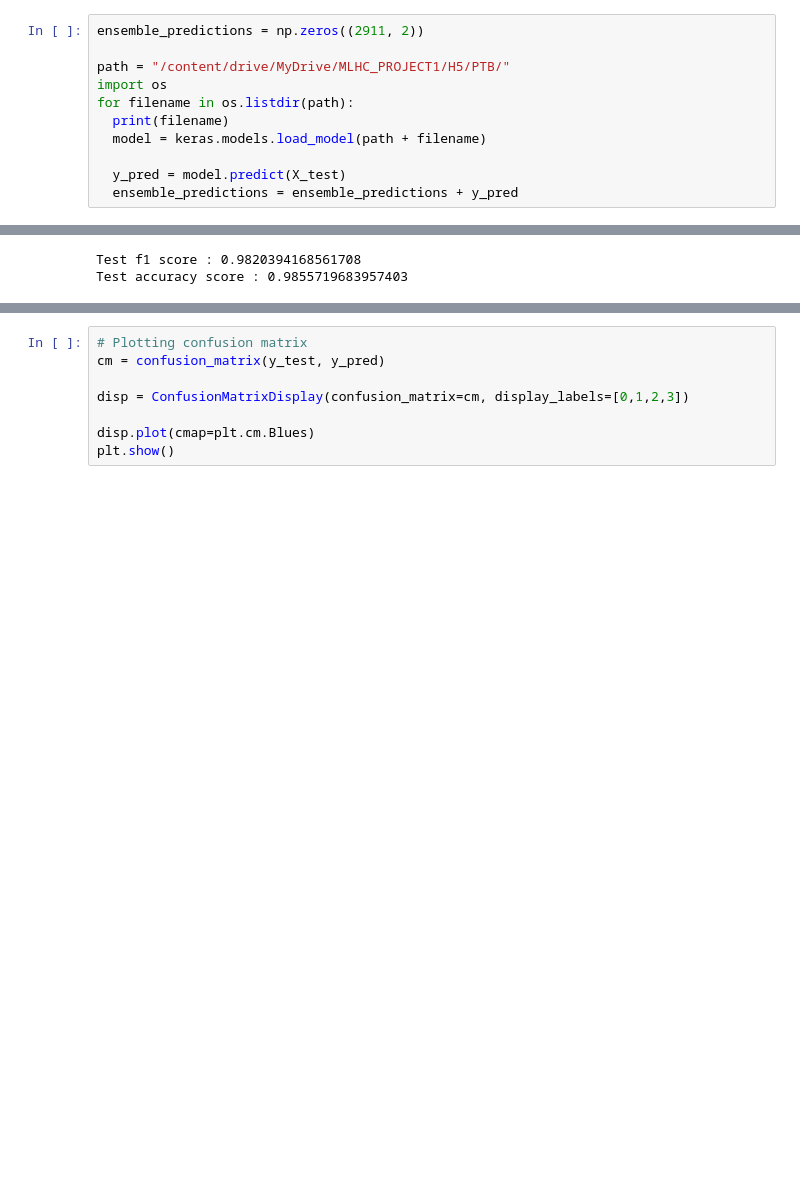
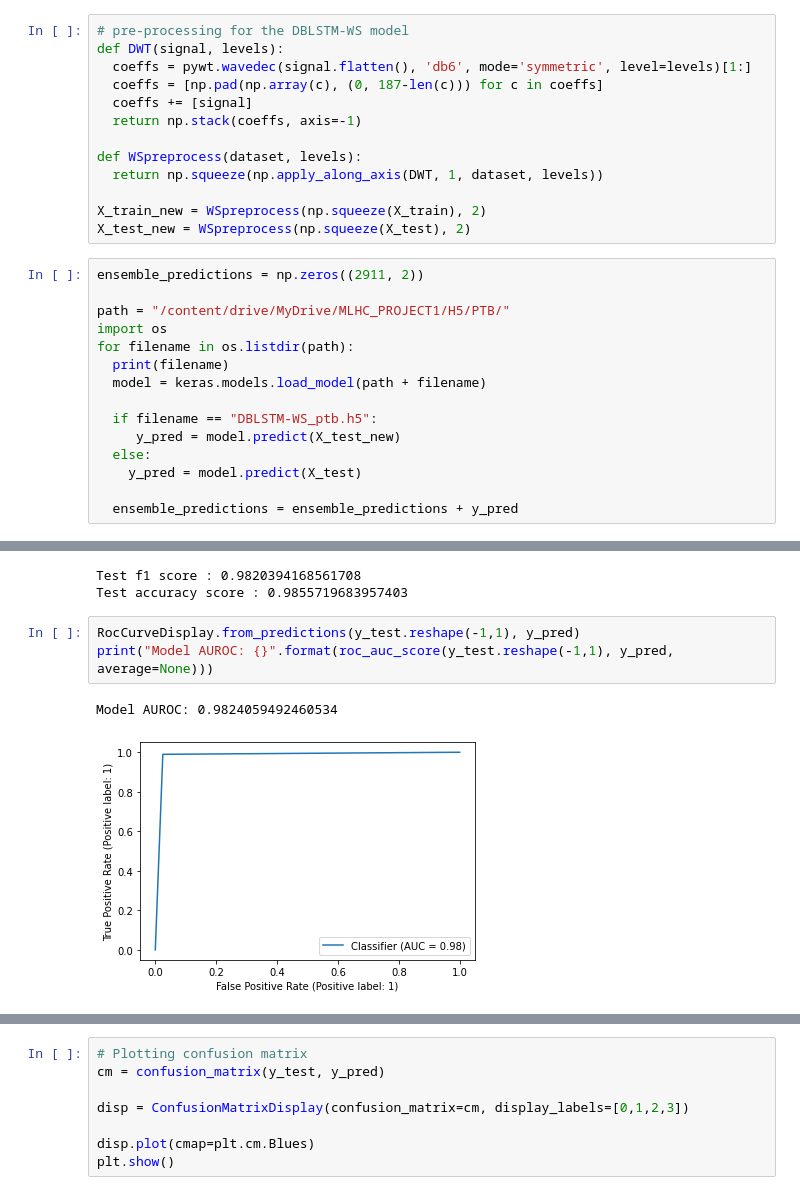
Before and after one commit to ravifrancesco/ECG_Heartbeat_Classification, a Jupyter notebook: PTB/ensemble_voting_ptb.ipynb, the cells around one changed output, grey strips where cells are left out. Saved outputs shown, nothing was run; the diff lists cells and outputs as text; blank space fills up the shorter version.

```diff
--- a/PTB/ensemble_voting_ptb.ipynb
+++ b/PTB/ensemble_voting_ptb.ipynb
@@ -30,6 +33,19 @@ X_train = np.array(df_train[list(range(187))].values)[..., np.newaxis]
 
 y_test = np.array(df_test[187].values).astype(np.int8)
 X_test = np.array(df_test[list(range(187))].values)[..., np.newaxis]
+# %%
+# pre-processing for the DBLSTM-WS model
+def DWT(signal, levels):
+  coeffs = pywt.wavedec(signal.flatten(), 'db6', mode='symmetric', level=levels)[1:]
+  coeffs = [np.pad(np.array(c), (0, 187-len(c))) for c in coeffs]
+  coeffs += [signal]
+  return np.stack(coeffs, axis=-1)
+
+def WSpreprocess(dataset, levels):
+  return np.squeeze(np.apply_along_axis(DWT, 1, dataset, levels))
+
+X_train_new = WSpreprocess(np.squeeze(X_train), 2)
+X_test_new = WSpreprocess(np.squeeze(X_test), 2)
 # %%
 ensemble_predictions = np.zeros((2911, 2))
 
@@ -39,7 +55,11 @@ for filename in os.listdir(path):
   print(filename)
   model = keras.models.load_model(path + filename)
 
-  y_pred = model.predict(X_test)
+  if filename == "DBLSTM-WS_ptb.h5":
+     y_pred = model.predict(X_test_new)
+  else:
+    y_pred = model.predict(X_test)
+
   ensemble_predictions = ensemble_predictions + y_pred
 # %% [output]
 CNN_ptb.h5
@@ -55,3 +77,9 @@ print("Test accuracy score : %s "% acc)
 # %% [output]
 Test f1 score : 0.9820394168561708
 Test accuracy score : 0.9855719683957403
+# %%
+RocCurveDisplay.from_predictions(y_test.reshape(-1,1), y_pred)
+print("Model AUROC: {}".format(roc_auc_score(y_test.reshape(-1,1), y_pred, average=None)))
+# %% [output]
+Model AUROC: 0.9824059492460534
+[figure, added]
```
Also changed, not shown: parts of 3 cells of this notebook, 3 other files.
